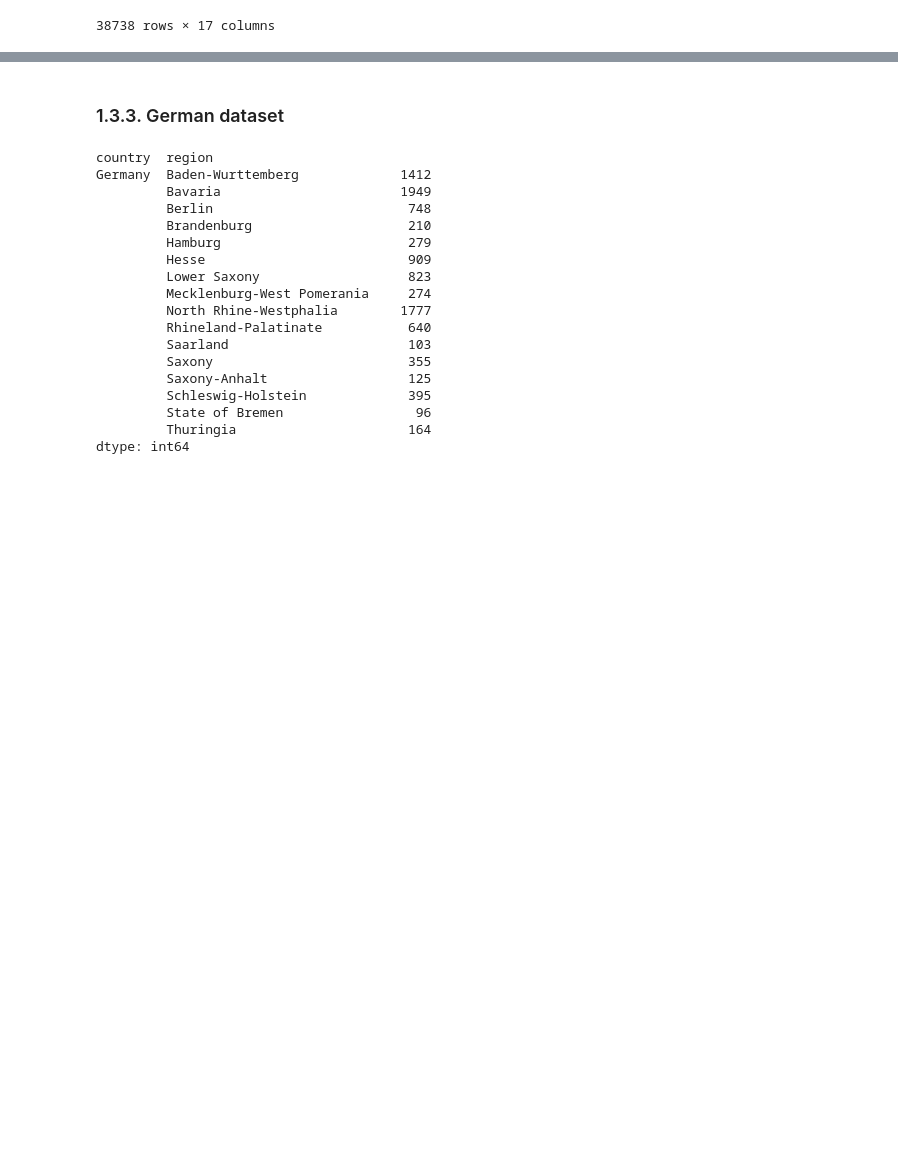
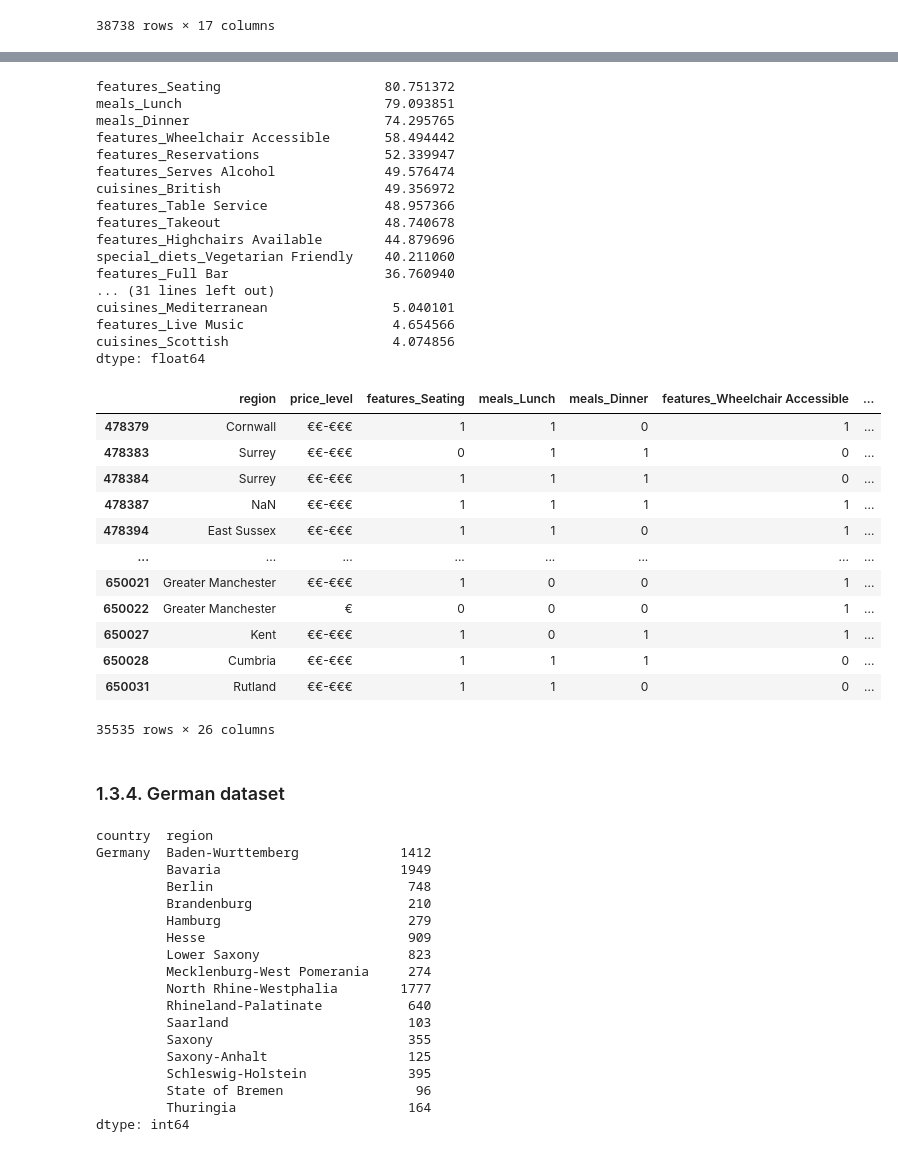
Before and after one commit to am-tropin/restaurant-europe, a Jupyter notebook: restaurant_classification.ipynb, the cells around one changed output, grey strips where cells are left out. Cells and saved outputs as stored; diff of their text form; code cells hidden in the pictures; blank space fills up the shorter version.

```diff
--- a/restaurant_classification.ipynb
+++ b/restaurant_classification.ipynb
@@ -697,7 +723,43 @@ italian_df2.to_csv('df_for_classifications/italian_df_for_classification.csv', s
+# %%
+feature_col_list = ['meals','cuisines','special_diets','features']
+
+uk_df2 = create_country_dataset(rest_df_clf2, 'United Kingdom', 'province', feature_col_list, 0.04, 20)
+uk_df2
+# %% [output]
+features_Seating                     80.751372
+meals_Lunch                          79.093851
+meals_Dinner                         74.295765
+features_Wheelchair Accessible       58.494442
+features_Reservations                52.339947
+features_Serves Alcohol              49.576474
+cuisines_British                     49.356972
+features_Table Service               48.957366
+features_Takeout                     48.740678
+features_Highchairs Available        44.879696
+special_diets_Vegetarian Friendly    40.211060
+features_Full Bar                    36.760940
+... (31 lines left out)
+cuisines_Mediterranean                5.040101
+features_Live Music                   4.654566
+cuisines_Scottish                     4.074856
+dtype: float64
+|  | region | price_level | features_Seating | meals_Lunch | meals_Dinner | features_Wheelchair Accessible | ... |
+| 478379 | Cornwall | €€-€€€ | 1 | 1 | 0 | 1 | ... |
+| 478383 | Surrey | €€-€€€ | 0 | 1 | 1 | 0 | ... |
+| 478384 | Surrey | €€-€€€ | 1 | 1 | 1 | 0 | ... |
+| 478387 | NaN | €€-€€€ | 1 | 1 | 1 | 1 | ... |
+| 478394 | East Sussex | €€-€€€ | 1 | 1 | 0 | 1 | ... |
+| ... | ... | ... | ... | ... | ... | ... | ... |
+| 650021 | Greater Manchester | €€-€€€ | 1 | 0 | 0 | 1 | ... |
+| 650022 | Greater Manchester | € | 0 | 0 | 0 | 1 | ... |
+| 650027 | Kent | €€-€€€ | 1 | 0 | 1 | 1 | ... |
+| 650028 | Cumbria | €€-€€€ | 1 | 1 | 1 | 0 | ... |
+| 650031 | Rutland | €€-€€€ | 1 | 1 | 0 | 0 | ... |
+35535 rows × 26 columns
 # %% [markdown]
 <a id="select_german"></a>
 
-### 1.3.3. German dataset
+### 1.3.4. German dataset
 # %%
 rest_df_clf2[['country','region']][rest_df_clf2['country'] == 'Germany']\
     .groupby(['country','region']).value_counts()
```
Also changed, not shown: parts of 60 cells of this notebook.
